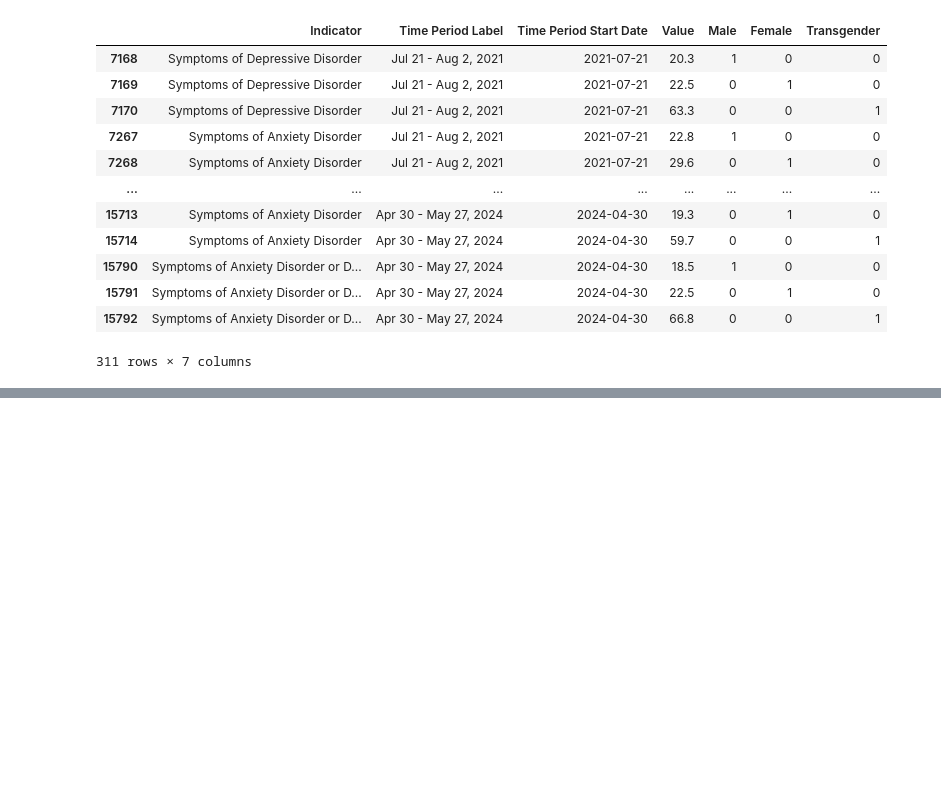
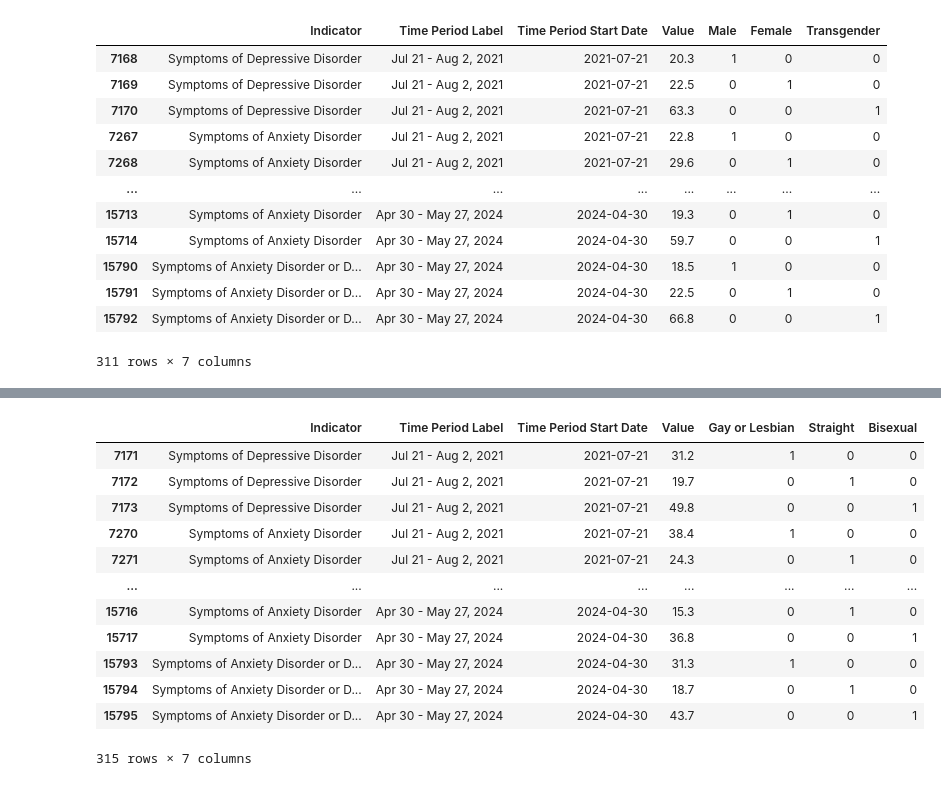
Before and after one commit to baraban7890/Unmasking-Anxiety, a Jupyter notebook: Project1.ipynb, the cells around one changed output, grey strips where cells are left out. Saved outputs shown, nothing was run; the diff lists cells and outputs as text; code cells hidden in the pictures; blank space fills up the shorter version.

```diff
--- a/Project1.ipynb
+++ b/Project1.ipynb
@@ -464,0 +488,5 @@ df_gender_identity
+# %%
+one_hot_encode('Gay or Lesbian','Gay or lesbian',df_sexual_orientation)
+one_hot_encode('Straight',"Straight",df_sexual_orientation)
+one_hot_encode('Bisexual',"Bisexual",df_sexual_orientation)
+df_sexual_orientation = clean_up_df(df_sexual_orientation)
@@ -464,0 +509,16 @@ df_gender_identity
+# %%
+df_sexual_orientation
+# %% [output]
+|  | Indicator | Time Period Label | Time Period Start Date | Value | Gay or Lesbian | Straight | Bisexual |
+| 7171 | Symptoms of Depressive Disorder | Jul 21 - Aug 2, 2021 | 2021-07-21 | 31.2 | 1 | 0 | 0 |
+| 7172 | Symptoms of Depressive Disorder | Jul 21 - Aug 2, 2021 | 2021-07-21 | 19.7 | 0 | 1 | 0 |
+| 7173 | Symptoms of Depressive Disorder | Jul 21 - Aug 2, 2021 | 2021-07-21 | 49.8 | 0 | 0 | 1 |
+| 7270 | Symptoms of Anxiety Disorder | Jul 21 - Aug 2, 2021 | 2021-07-21 | 38.4 | 1 | 0 | 0 |
+| 7271 | Symptoms of Anxiety Disorder | Jul 21 - Aug 2, 2021 | 2021-07-21 | 24.3 | 0 | 1 | 0 |
+| ... | ... | ... | ... | ... | ... | ... | ... |
+| 15716 | Symptoms of Anxiety Disorder | Apr 30 - May 27, 2024 | 2024-04-30 | 15.3 | 0 | 1 | 0 |
+| 15717 | Symptoms of Anxiety Disorder | Apr 30 - May 27, 2024 | 2024-04-30 | 36.8 | 0 | 0 | 1 |
+| 15793 | Symptoms of Anxiety Disorder or D... | Apr 30 - May 27, 2024 | 2024-04-30 | 31.3 | 1 | 0 | 0 |
+| 15794 | Symptoms of Anxiety Disorder or D... | Apr 30 - May 27, 2024 | 2024-04-30 | 18.7 | 0 | 1 | 0 |
+| 15795 | Symptoms of Anxiety Disorder or D... | Apr 30 - May 27, 2024 | 2024-04-30 | 43.7 | 0 | 0 | 1 |
+315 rows × 7 columns
```
Also changed, not shown: parts of 3 cells of this notebook.
